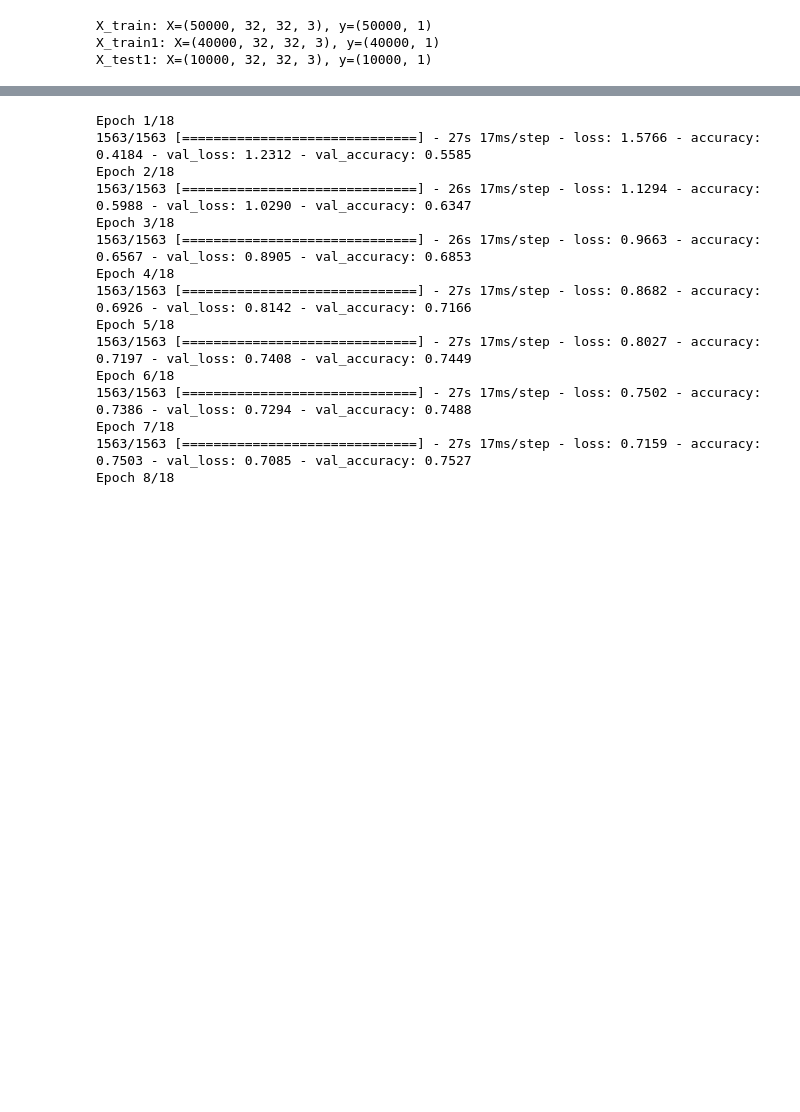
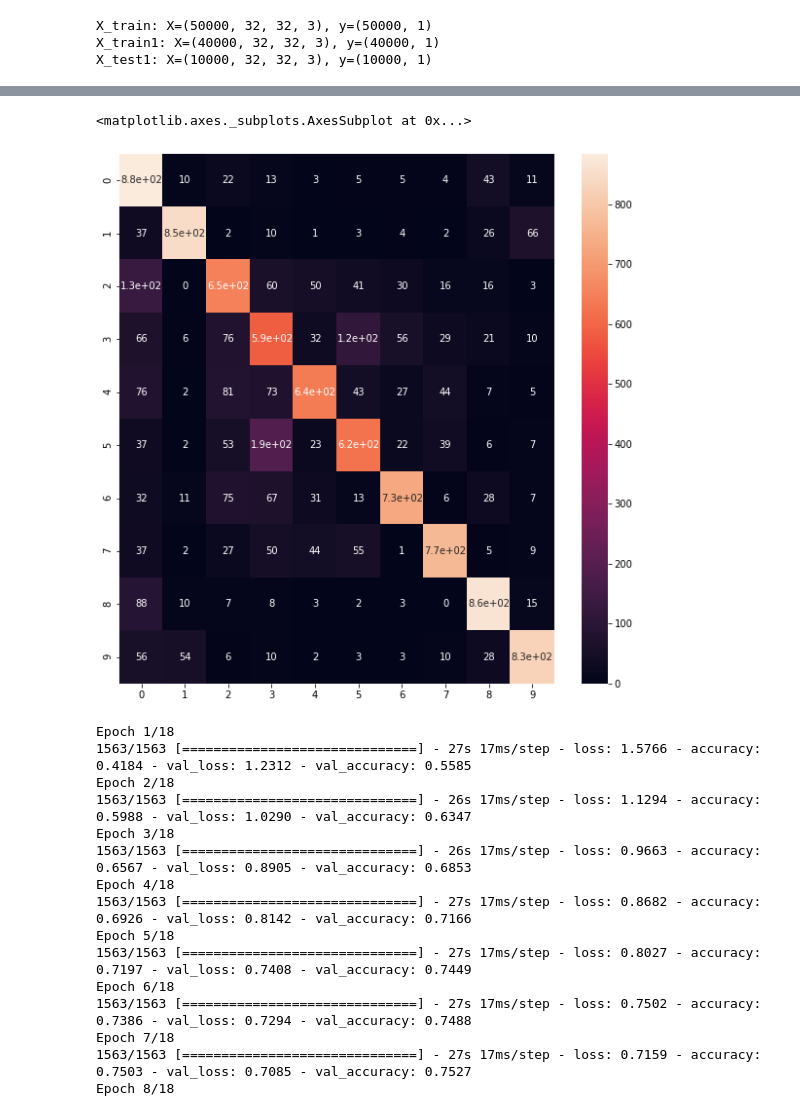
Before and after one commit to sulata2/Vino, a Jupyter notebook: CIFAR10-keras-classification (2).ipynb, the cells around one changed output, grey strips where cells are left out. Cells and saved outputs as stored; diff of their text form; code cells hidden in the pictures; blank space fills up the shorter version.

```diff
--- a/CIFAR10-keras-classification (2).ipynb
+++ b/CIFAR10-keras-classification (2).ipynb
@@ -366,0 +343,5 @@ predicted_classes
+# %%
+# Evaluate the model for test data
+
+predicted_classes = model.predict_classes(X_test)
+predicted_classes
@@ -366,0 +355,3 @@ predicted_classes
+# %%
+# basically it is in binary fromat ,so converting to numeric
+y_test_cat1 = y_test_cat.argmax(1)
@@ -367,3 +376,11 @@ predicted_classes
+# %%
+cm = confusion_matrix(y_test_cat1, predicted_classes)
+cm
+plt.figure(figsize = (10, 10))
+sns.heatmap(cm, annot = True)
+# %% [output]
+<matplotlib.axes._subplots.AxesSubplot at 0x...>
+[figure, added]
 # %%
 #before going for image augmentation , again retraining the madel with its intial value
 # %%
```
Also changed, not shown: parts of 32 cells of this notebook.
